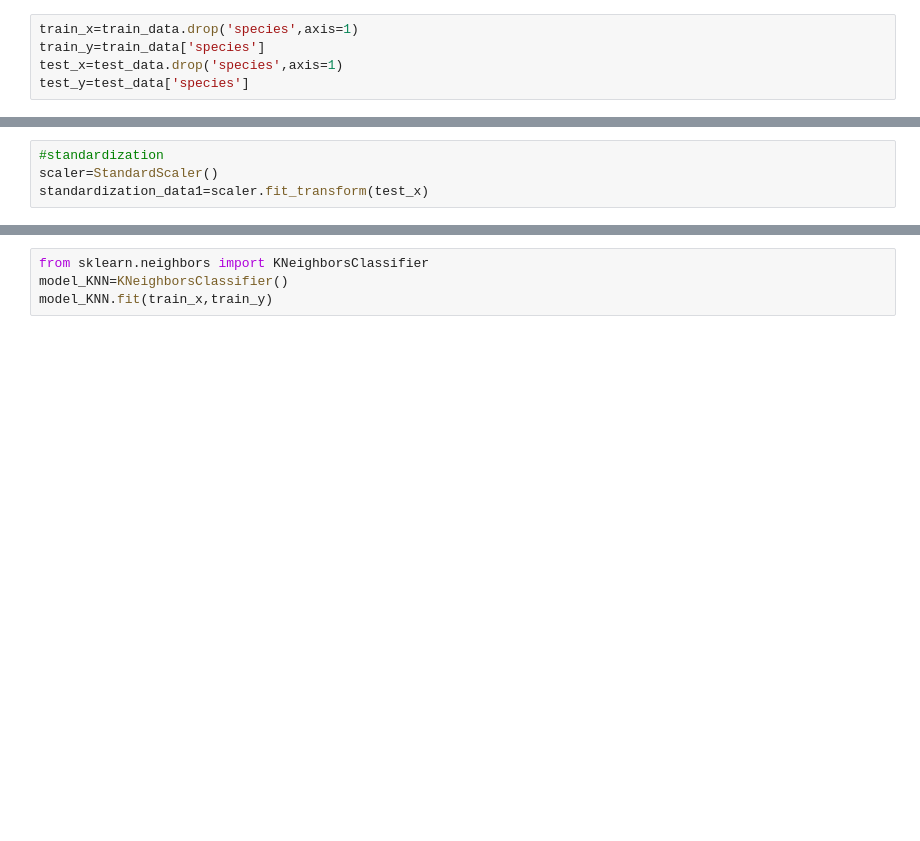
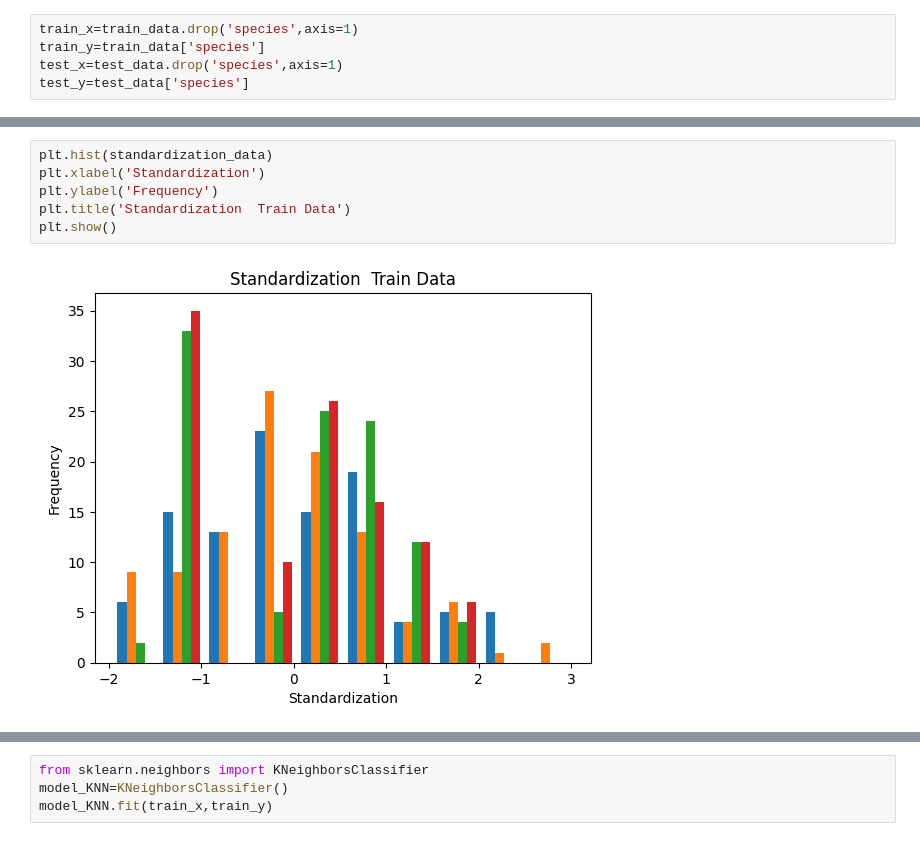
Before and after one commit to priyakter/Project, a Jupyter notebook: IRIS.ipynb, the cells around one changed output, grey strips where cells are left out. Saved outputs shown, nothing was run; the diff lists cells and outputs as text; blank space fills up the shorter version.

```diff
--- a/IRIS.ipynb
+++ b/IRIS.ipynb
@@ -125,4 +197,8 @@ standardization_data=scaler.fit_transform(train_x)
-# %%
-#standardization
-scaler=StandardScaler()
-standardization_data1=scaler.fit_transform(test_x)
+# %%
+plt.hist(standardization_data)
+plt.xlabel('Standardization')
+plt.ylabel('Frequency')
+plt.title('Standardization  Train Data')
+plt.show()
+# %% [output]
+[figure, added]
```
Also changed, not shown: parts of 18 cells of this notebook.
